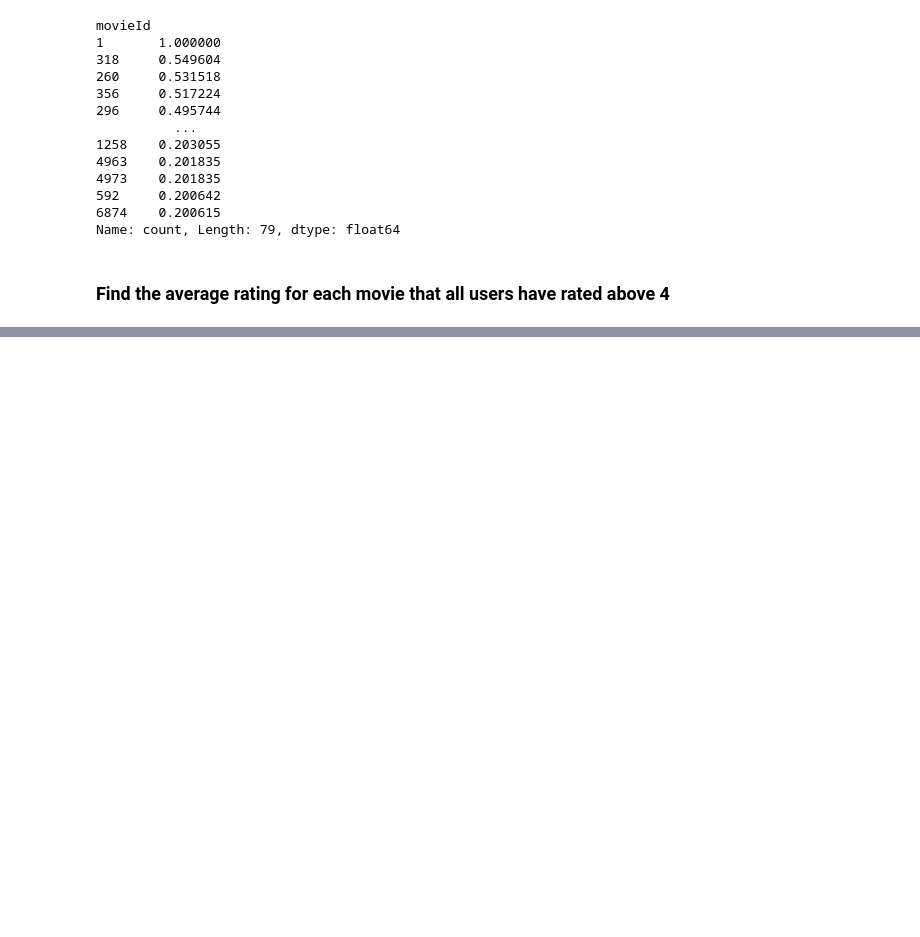
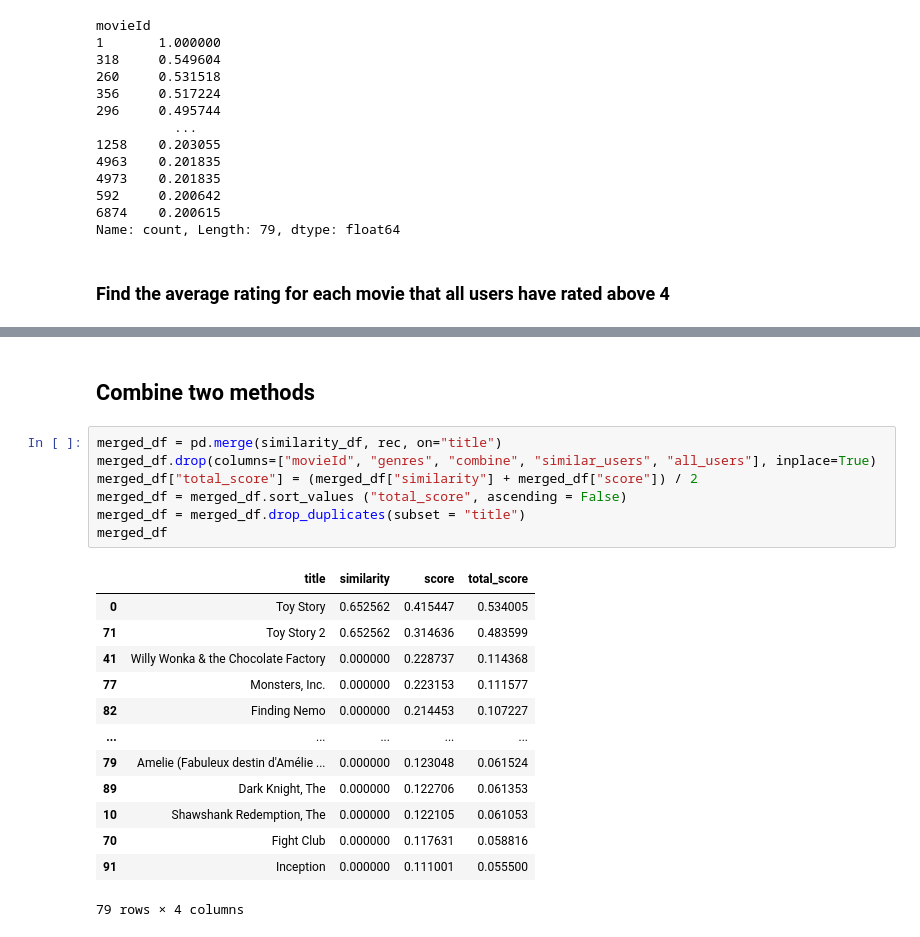
Before and after one commit to ZNLong2203/Recommendation-Movie, a Jupyter notebook: Recommendation_Movie.ipynb, the cells around one changed output, grey strips where cells are left out. Saved outputs shown, nothing was run; the diff lists cells and outputs as text; blank space fills up the shorter version.

```diff
--- a/Recommendation_Movie.ipynb
+++ b/Recommendation_Movie.ipynb
@@ -183,0 +246,23 @@ rec_percentage
+# %% [markdown]
+## Combine two methods
+# %%
+merged_df = pd.merge(similarity_df, rec, on="title")
+merged_df.drop(columns=["movieId", "genres", "combine", "similar_users", "all_users"], inplace=True)
+merged_df["total_score"] = (merged_df["similarity"] + merged_df["score"]) / 2
+merged_df = merged_df.sort_values ("total_score", ascending = False)
+merged_df = merged_df.drop_duplicates(subset = "title")
+merged_df
+# %% [output]
+|  | title | similarity | score | total_score |
+| 0 | Toy Story | 0.652562 | 0.415447 | 0.534005 |
+| 71 | Toy Story 2 | 0.652562 | 0.314636 | 0.483599 |
+| 41 | Willy Wonka & the Chocolate Factory | 0.000000 | 0.228737 | 0.114368 |
+| 77 | Monsters, Inc. | 0.000000 | 0.223153 | 0.111577 |
+| 82 | Finding Nemo | 0.000000 | 0.214453 | 0.107227 |
+| ... | ... | ... | ... | ... |
+| 79 | Amelie (Fabuleux destin d'Amélie ... | 0.000000 | 0.123048 | 0.061524 |
+| 89 | Dark Knight, The | 0.000000 | 0.122706 | 0.061353 |
+| 10 | Shawshank Redemption, The | 0.000000 | 0.122105 | 0.061053 |
+| 70 | Fight Club | 0.000000 | 0.117631 | 0.058816 |
+| 91 | Inception | 0.000000 | 0.111001 | 0.055500 |
+79 rows × 4 columns
```
Also changed, not shown: parts of 10 cells of this notebook.
